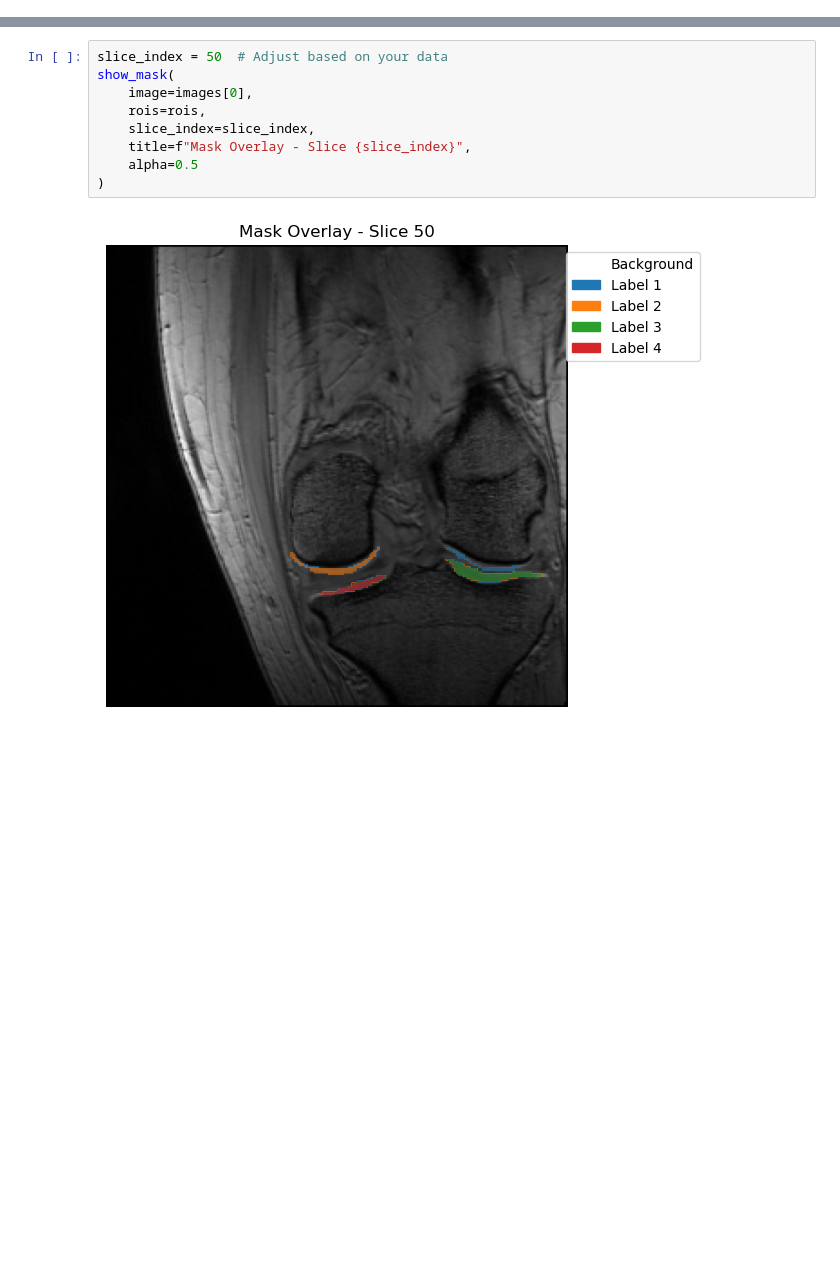
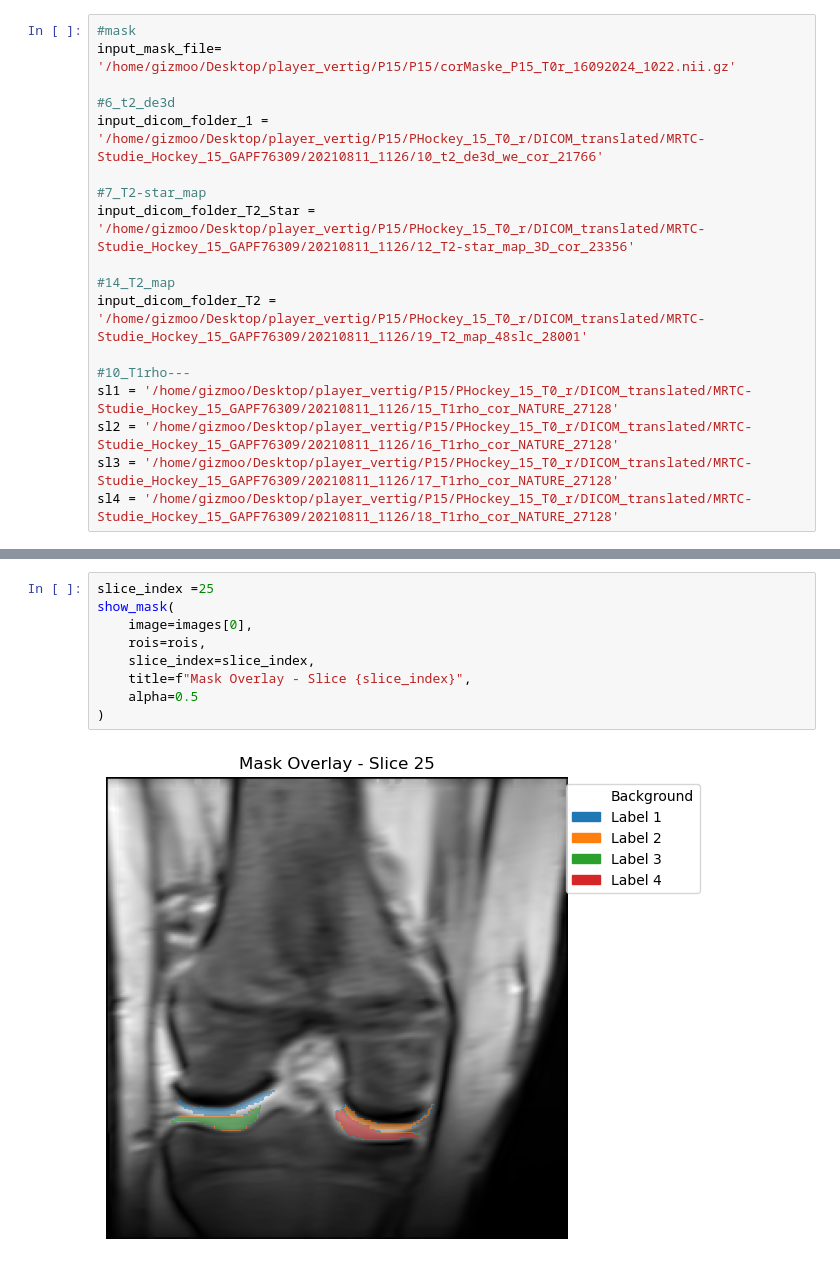
Before and after one commit to Mesonn/MRI_bib, a Jupyter notebook: Trans_Test.ipynb, the cells around one changed output, grey strips where cells are left out. Saved outputs shown, nothing was run; the diff lists cells and outputs as text; blank space fills up the shorter version.

```diff
--- a/Trans_Test.ipynb
+++ b/Trans_Test.ipynb
@@ -50,0 +17,18 @@ Number of ROIs Created: 4
+# %%
+#mask
+input_mask_file= '/home/gizmoo/Desktop/player_vertig/P15/P15/corMaske_P15_T0r_16092024_1022.nii.gz'
+
+#6_t2_de3d
+input_dicom_folder_1 = '/home/gizmoo/Desktop/player_vertig/P15/PHockey_15_T0_r/DICOM_translated/MRTC-Studie_Hockey_15_GAPF76309/20210811_1126/10_t2_de3d_we_cor_21766'
+
+#7_T2-star_map
+input_dicom_folder_T2_Star = '/home/gizmoo/Desktop/player_vertig/P15/PHockey_15_T0_r/DICOM_translated/MRTC-Studie_Hockey_15_GAPF76309/20210811_1126/12_T2-star_map_3D_cor_23356'
+
+#14_T2_map
+input_dicom_folder_T2 = '/home/gizmoo/Desktop/player_vertig/P15/PHockey_15_T0_r/DICOM_translated/MRTC-Studie_Hockey_15_GAPF76309/20210811_1126/19_T2_map_48slc_28001'
+
+#10_T1rho---
+sl1 = '/home/gizmoo/Desktop/player_vertig/P15/PHockey_15_T0_r/DICOM_translated/MRTC-Studie_Hockey_15_GAPF76309/20210811_1126/15_T1rho_cor_NATURE_27128'
+sl2 = '/home/gizmoo/Desktop/player_vertig/P15/PHockey_15_T0_r/DICOM_translated/MRTC-Studie_Hockey_15_GAPF76309/20210811_1126/16_T1rho_cor_NATURE_27128'
+sl3 = '/home/gizmoo/Desktop/player_vertig/P15/PHockey_15_T0_r/DICOM_translated/MRTC-Studie_Hockey_15_GAPF76309/20210811_1126/17_T1rho_cor_NATURE_27128'
+sl4 = '/home/gizmoo/Desktop/player_vertig/P15/PHockey_15_T0_r/DICOM_translated/MRTC-Studie_Hockey_15_GAPF76309/20210811_1126/18_T1rho_cor_NATURE_27128'
@@ -51,11 +231,11 @@ Number of ROIs Created: 4
 # %%
-slice_index = 50  # Adjust based on your data
+slice_index =25
 show_mask(
     image=images[0],
     rois=rois,
     slice_index=slice_index,
     title=f"Mask Overlay - Slice {slice_index}",
     alpha=0.5
 )
 # %% [output]
-[figure, old version]
+[figure, new version]
```
Also changed, not shown: parts of 12 cells of this notebook, 6 other files.
